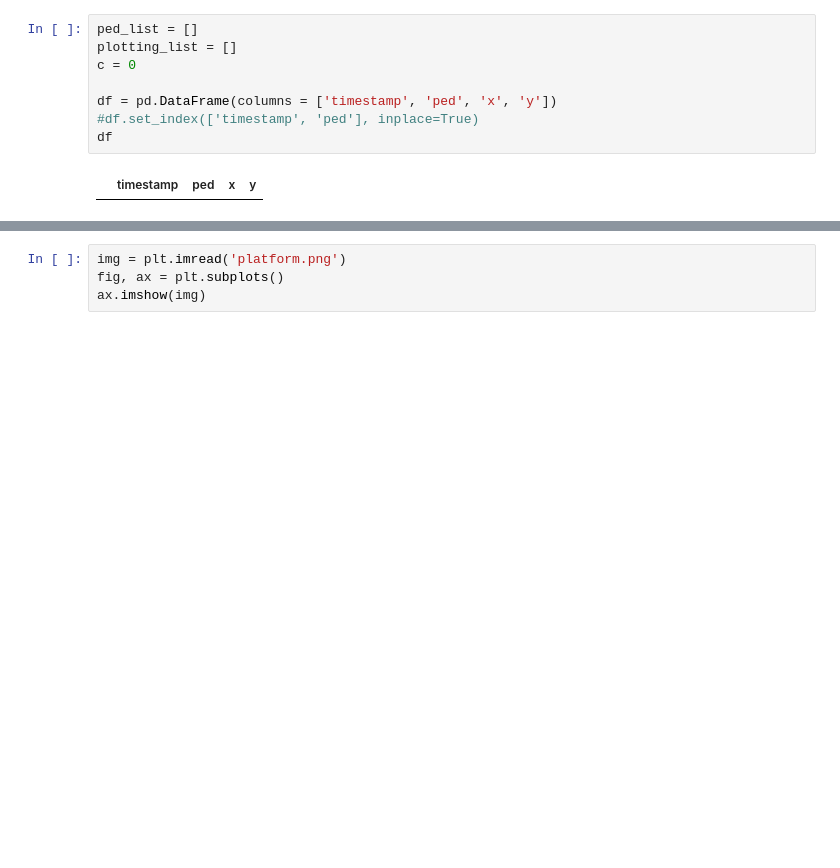
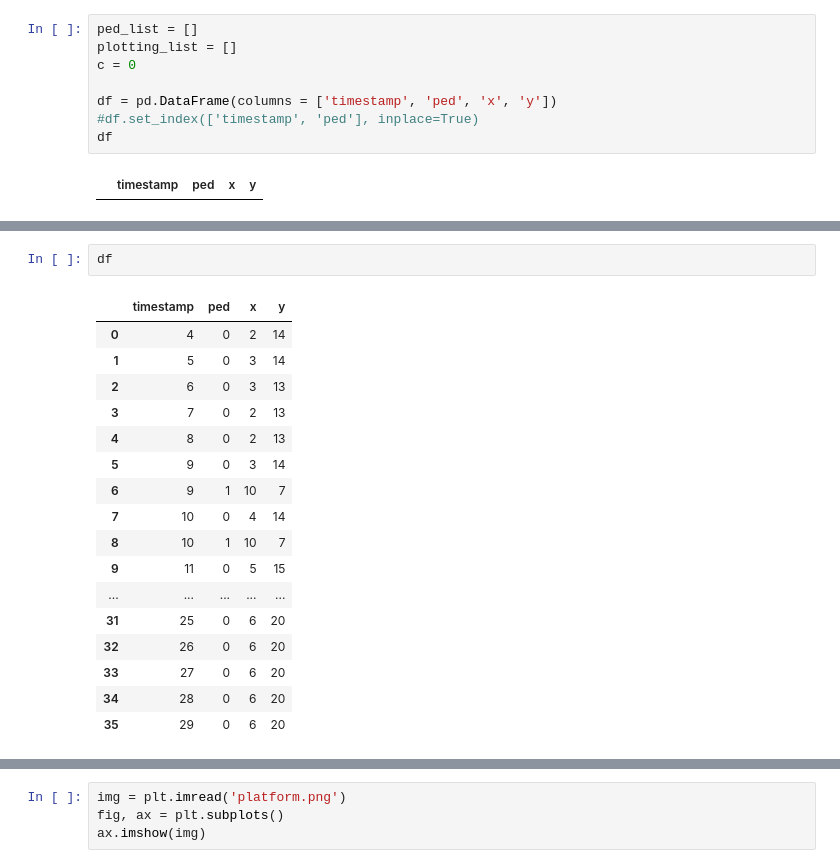
Before and after one commit to nielsvanesseveldt/Sociophysics2, a Jupyter notebook: joined_program.ipynb, the cells around one changed output, grey strips where cells are left out. Cells and saved outputs as stored; diff of their text form; blank space fills up the shorter version.

```diff
--- a/joined_program.ipynb
+++ b/joined_program.ipynb
@@ -71,3 +51,23 @@ array([0, 1, 2, 3, 4, 5, 6, 7, 8, 9, 10, 11], dtype=object)
+# %%
+df
+# %% [output]
+|  | timestamp | ped | x | y |
+| 0 | 4 | 0 | 2 | 14 |
+| 1 | 5 | 0 | 3 | 14 |
+| 2 | 6 | 0 | 3 | 13 |
+| 3 | 7 | 0 | 2 | 13 |
+| 4 | 8 | 0 | 2 | 13 |
+| 5 | 9 | 0 | 3 | 14 |
+| 6 | 9 | 1 | 10 | 7 |
+| 7 | 10 | 0 | 4 | 14 |
+| 8 | 10 | 1 | 10 | 7 |
+| 9 | 11 | 0 | 5 | 15 |
+| ... | ... | ... | ... | ... |
+| 31 | 25 | 0 | 6 | 20 |
+| 32 | 26 | 0 | 6 | 20 |
+| 33 | 27 | 0 | 6 | 20 |
+| 34 | 28 | 0 | 6 | 20 |
+| 35 | 29 | 0 | 6 | 20 |
 # %%
 # plot a fugure:
 fig = plt.figure(figsize = (20,10))
```
Also changed, not shown: parts of 8 cells of this notebook, 1 other file.
